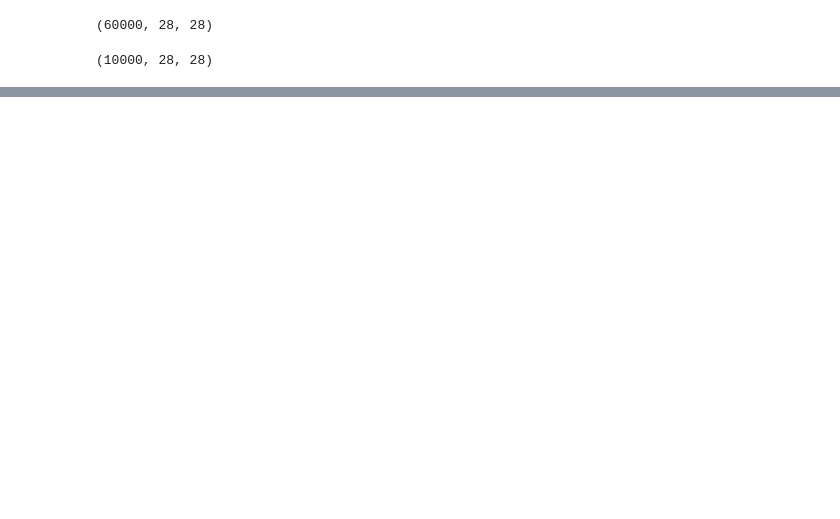
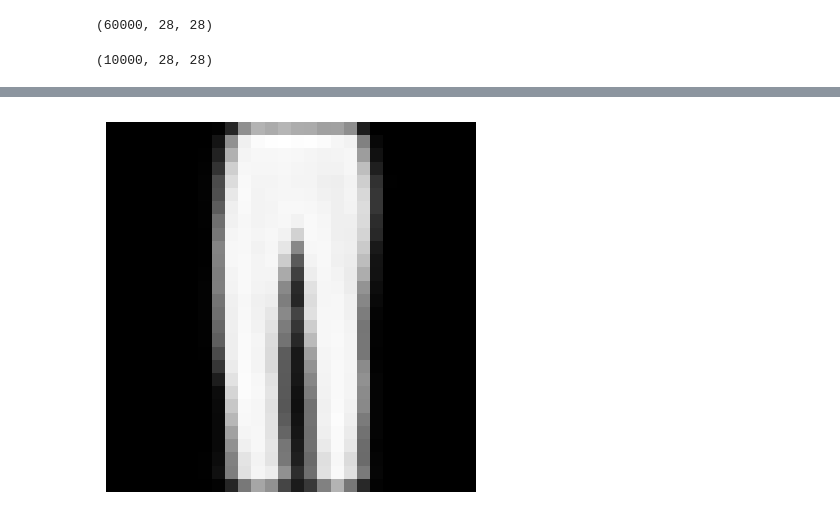
Before and after one commit to henricobela/Python, a Jupyter notebook: Faculdade/FIAP/Segundo_ano/GANS/aula7.ipynb, the cells around one changed output, grey strips where cells are left out. Saved outputs shown, nothing was run; the diff lists cells and outputs as text; code cells hidden in the pictures; blank space fills up the shorter version.

```diff
--- a/Faculdade/FIAP/Segundo_ano/GANS/aula7.ipynb
+++ b/Faculdade/FIAP/Segundo_ano/GANS/aula7.ipynb
@@ -133,0 +211,5 @@ _________________________________________________________________
+# %%
+synth = vae.decoder.predict([[1, 2]])
+plt.axis('off')
+plt.imshow(synth.reshape((28,28)), cmap="Greys_r");
+# %% [output]
@@ -133,0 +217 @@ _________________________________________________________________
+[figure, added]
```
Also changed, not shown: parts of 17 cells of this notebook, 8 other files.
